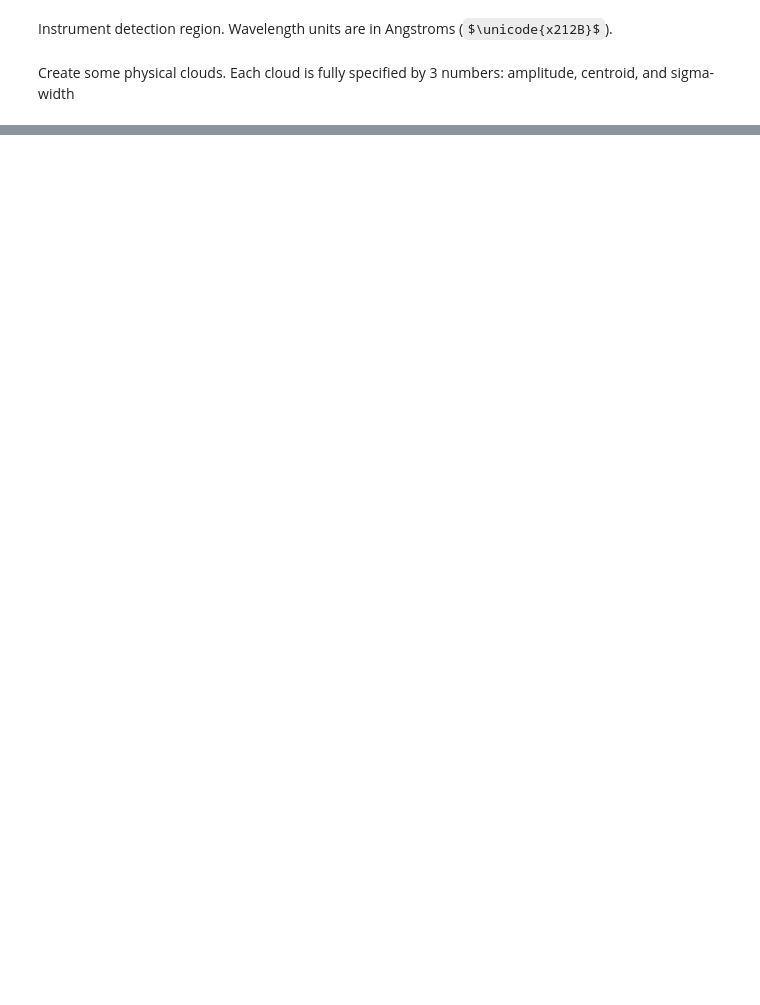
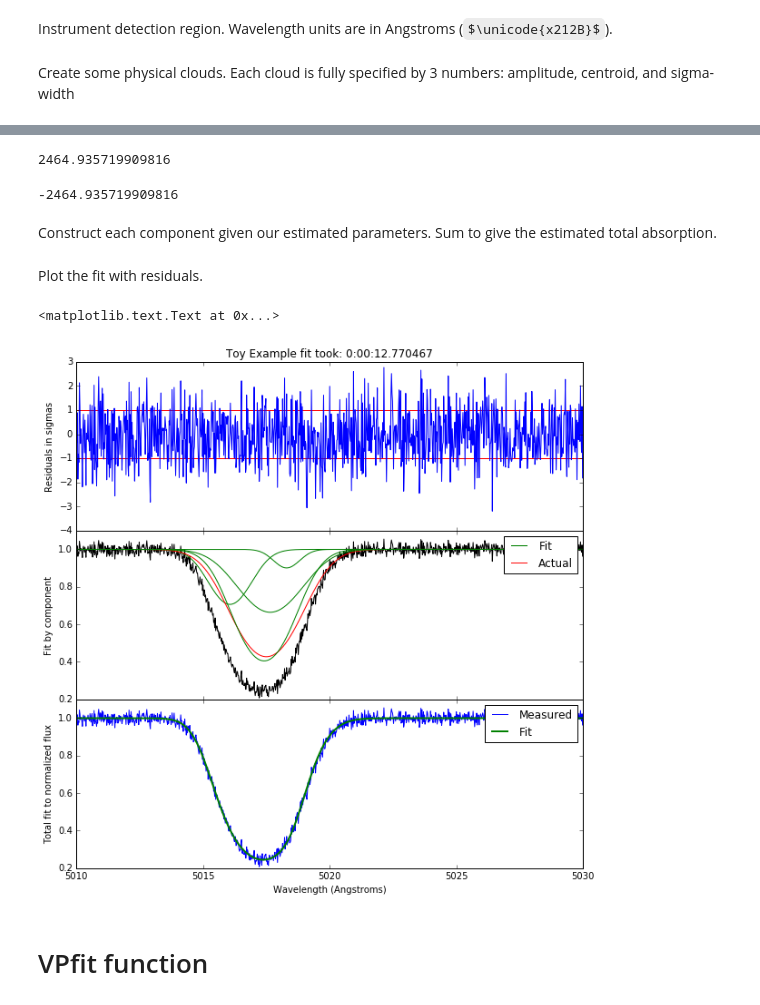
Before and after one commit to sarahappleby/VAMP, a Jupyter notebook: VPfits.ipynb, the cells around one changed output, grey strips where cells are left out. Drawn from its saved outputs; the diff is of its cells as text; code cells hidden in the pictures; some formulas as TeX source; blank space fills up the shorter version.

Commit message:
MCMC sampler complete. Trident demo notebook added

```diff
--- a/VPfits.ipynb
+++ b/VPfits.ipynb
@@ -69,0 +90,2 @@ pylab.title("Toy example")
+# %%
+fitComponents = 4
@@ -69,0 +152,7 @@ pylab.title("Toy example")
+# %%
+trymcmc = mc.MCMC(trymodel)
+
+starttime=datetime.datetime.now()
+trymcmc.sample(iter=10000, burn=6000, thin=2.0)
+fit_time = str(datetime.datetime.now() - starttime)
+print "\nTook:", fit_time, " to finish."
@@ -69,0 +166,58 @@ pylab.title("Toy example")
+# %%
+trymcmc.logp
+# %% [output]
+2464.935719909816
+# %%
+mc.flib.logsum(-trymcmc.logp)
+# %% [output]
+-2464.935719909816
+# %% [markdown]
+Construct each component given our estimated parameters. Sum to give the estimated total absorption.
+# %%
+fit = {}
+fit['total'] = np.zeros_like(wavelength_array)
+
+for fitcomponent in range(1, fitComponents+1):
+    fit[fitcomponent] = GaussFunction(wavelength_array,
+                                      estimated_variables[fitcomponent]['height'].value,
+                                      estimated_variables[fitcomponent]['centroid'].value,
+                                      estimated_variables[fitcomponent]['sigma'].value)
+
+    fit['total'] += fit[fitcomponent]
+# %% [markdown]
+Plot the fit with residuals.
+# %%
+f, (ax1, ax2, ax3) = pylab.subplots(3, sharex=True, sharey=False, figsize=(10,10))
+
+ax1.plot(wavelength_array, (flux_array - VoigtAbsorption(fit['total'])) / onesigmaerror)
+ax1.hlines(1, wavelength_array[0], wavelength_array[-1], color='red', linestyles='-')
+ax1.hlines(-1, wavelength_array[0], wavelength_array[-1], color='red', linestyles='-')
+
+ax2.plot(wavelength_array, flux_array, color='black', linewidth=1.0)
+
+for fitcomponent in range(1, fitComponents+1):
+    if fitcomponent == 1:
+        ax2.plot(wavelength_array, VoigtAbsorption(fit[fitcomponent]), color="green", label="Fit")
+        ax2.plot(wavelength_array, VoigtAbsorption(clouds.ix[fitcomponent-1]['tau']), color="red", label="Actual")
+    else:
+        ax2.plot(wavelength_array, VoigtAbsorption(fit[fitcomponent]), color="green")
+        ax2.plot(wavelength_array, VoigtAbsorption(clouds.ix[fitcomponent-1]['tau']), color="red")
+
+ax2.legend()
+
+ax3.plot(wavelength_array, flux_array, label="Measured")
+ax3.plot(wavelength_array, VoigtAbsorption(fit['total']), color='green', label="Fit", linewidth=2.0)
+ax3.legend()
+
+f.subplots_adjust(hspace=0)
+
+ax1.set_title("Toy Example fit took: " + fit_time)
+ax1.set_ylabel("Residuals in sigmas")
+ax2.set_ylabel("Fit by component")
+ax3.set_ylabel("Total fit to normalized flux")
+ax3.set_xlabel("Wavelength (Angstroms)")
+# %% [output]
+<matplotlib.text.Text at 0x...>
+[figure, added]
+# %% [markdown]
+# VPfit function
```
Also changed, not shown: parts of 36 cells of this notebook, 3 other files.
